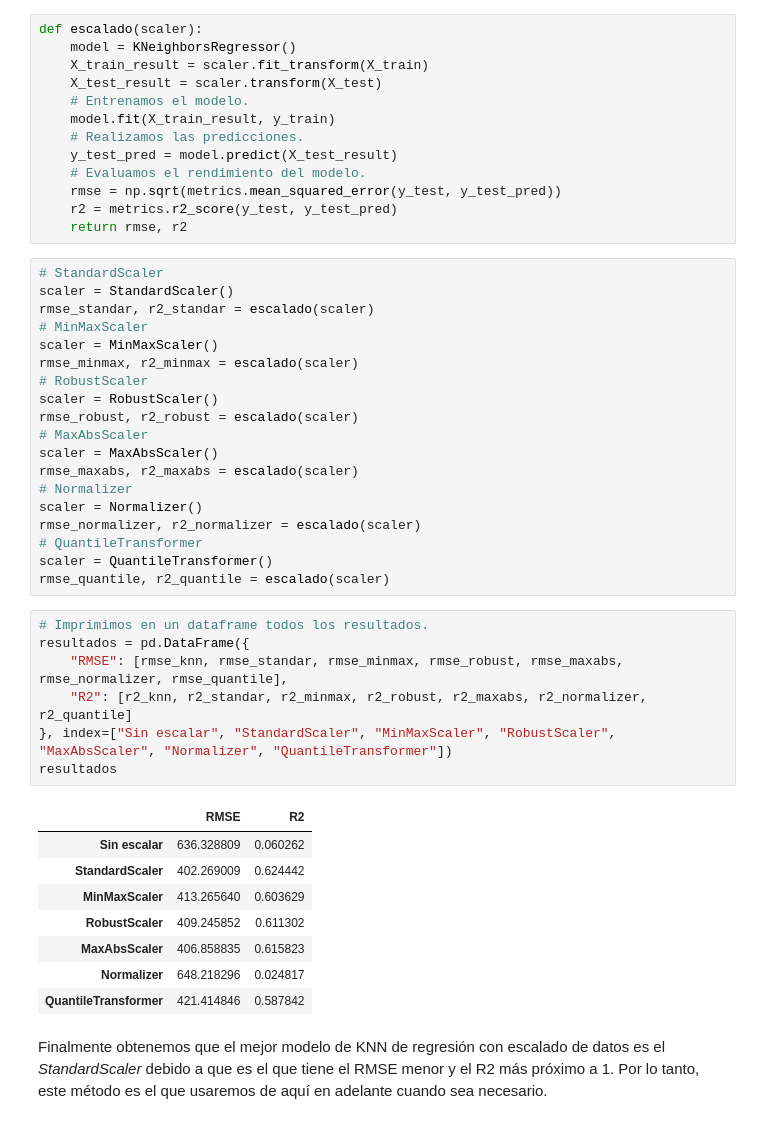
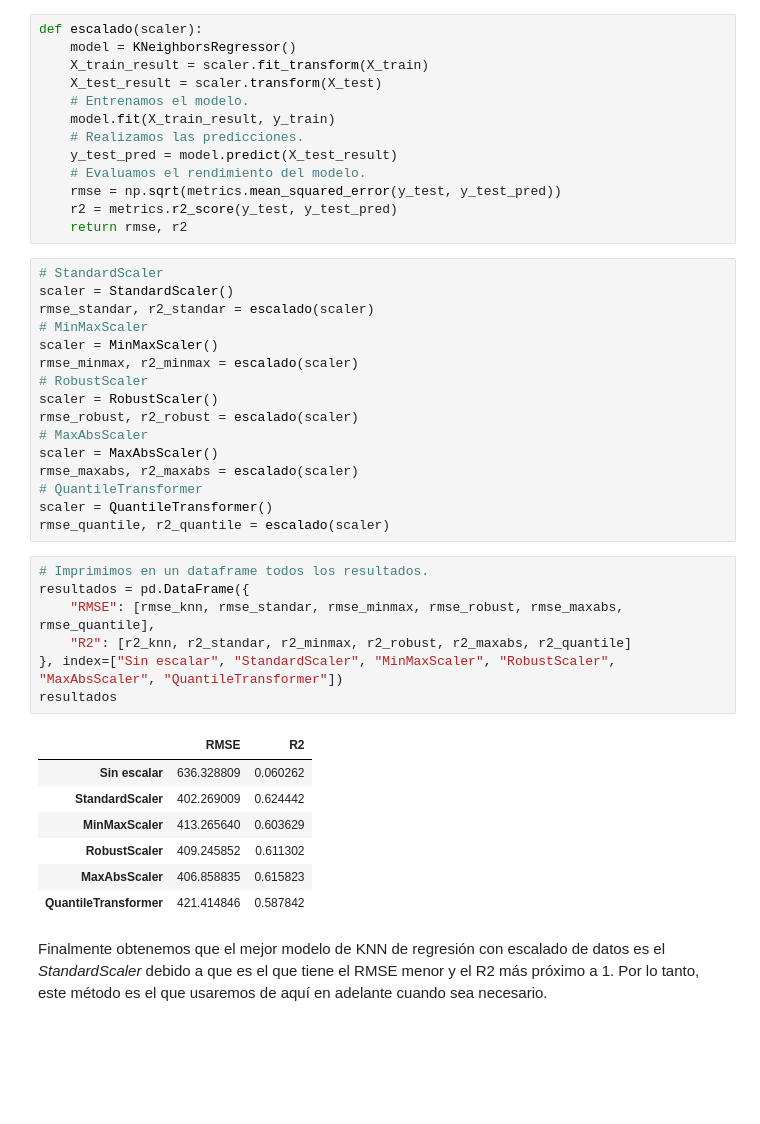
Before and after one commit to celiiaaa/Energy_Prediction_System, a Jupyter notebook: main.ipynb, the cells around one changed output. Cells and saved outputs as stored; diff of their text form; blank space fills up the shorter version.

```diff
--- a/main.ipynb
+++ b/main.ipynb
@@ -403,27 +404,23 @@ rmse_robust, r2_robust = escalado(scaler)
 # MaxAbsScaler
 scaler = MaxAbsScaler()
 rmse_maxabs, r2_maxabs = escalado(scaler)
-# Normalizer
-scaler = Normalizer()
-rmse_normalizer, r2_normalizer = escalado(scaler)
 # QuantileTransformer
 scaler = QuantileTransformer()
 rmse_quantile, r2_quantile = escalado(scaler)
 # %%
 # Imprimimos en un dataframe todos los resultados.
 resultados = pd.DataFrame({
-    "RMSE": [rmse_knn, rmse_standar, rmse_minmax, rmse_robust, rmse_maxabs, rmse_normalizer, rmse_quantile],
-    "R2": [r2_knn, r2_standar, r2_minmax, r2_robust, r2_maxabs, r2_normalizer, r2_quantile]
-}, index=["Sin escalar", "StandardScaler", "MinMaxScaler", "RobustScaler", "MaxAbsScaler", "Normalizer", "QuantileTransformer"])
+    "RMSE": [rmse_knn, rmse_standar, rmse_minmax, rmse_robust, rmse_maxabs, rmse_quantile],
+    "R2": [r2_knn, r2_standar, r2_minmax, r2_robust, r2_maxabs, r2_quantile]
+}, index=["Sin escalar", "StandardScaler", "MinMaxScaler", "RobustScaler", "MaxAbsScaler", "QuantileTransformer"])
 resultados
 # %% [output]
 |  | RMSE | R2 |
 | Sin escalar | 636.328809 | 0.060262 |
 | StandardScaler | 402.269009 | 0.624442 |
 | MinMaxScaler | 413.265640 | 0.603629 |
 | RobustScaler | 409.245852 | 0.611302 |
 | MaxAbsScaler | 406.858835 | 0.615823 |
-| Normalizer | 648.218296 | 0.024817 |
 | QuantileTransformer | 421.414846 | 0.587842 |
 # %% [markdown]
 Finalmente obtenemos que el mejor modelo de KNN de regresión con escalado de datos es el *StandardScaler* debido a que es el que tiene el RMSE menor y el R2 más próximo a 1. Por lo tanto, este método es el que usaremos de aquí en adelante cuando sea necesario.
```
Also changed, not shown: parts of 25 cells of this notebook.
